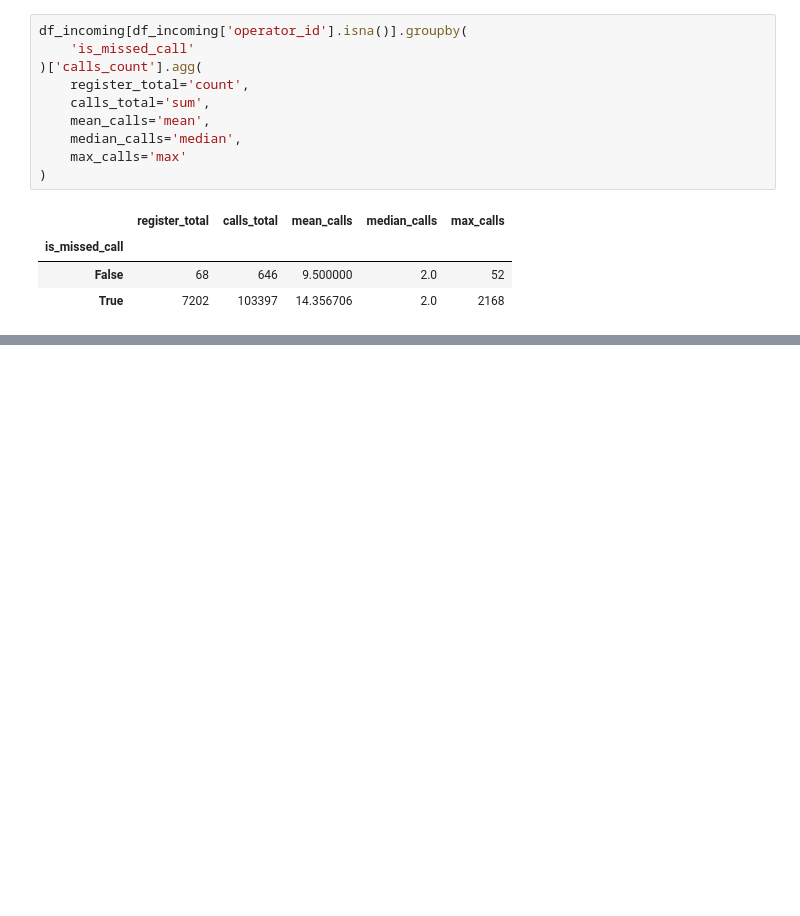
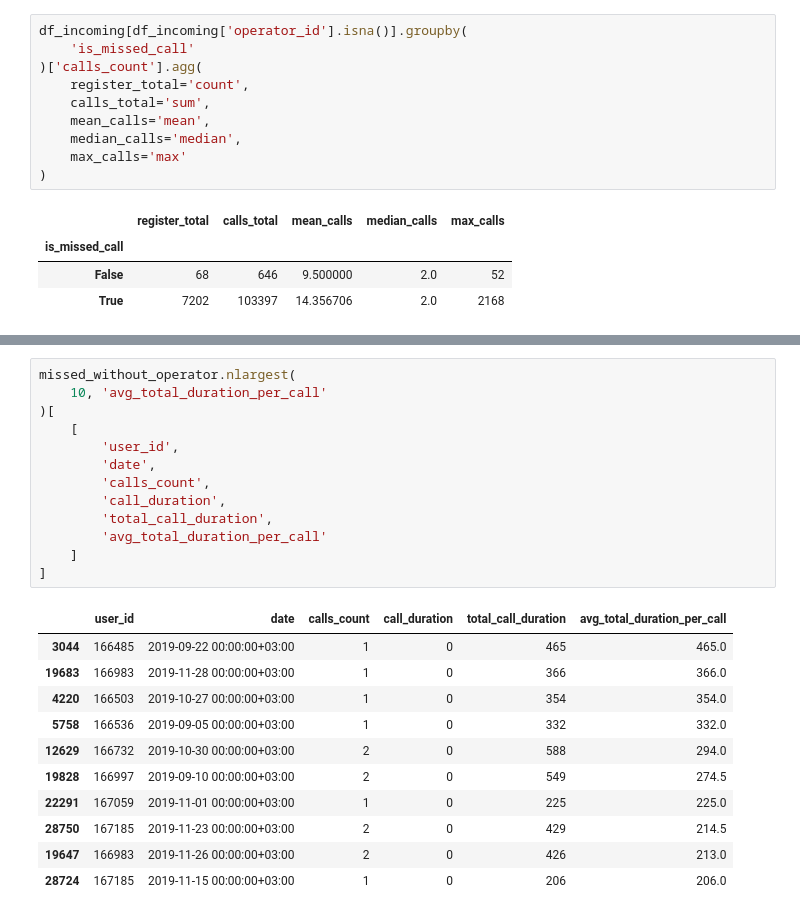
Before and after one commit to thaisCrtn/telecom_CallMeMaybe_analysis, a Jupyter notebook: notebooks/notebook.ipynb, the cells around one changed output, grey strips where cells are left out. Cells and saved outputs as stored; diff of their text form; blank space fills up the shorter version.

```diff
--- a/notebooks/notebook.ipynb
+++ b/notebooks/notebook.ipynb
@@ -815,0 +872,25 @@ Os resultados justificam uma investigação adicional sobre a estrutura dos regi
+# %%
+missed_without_operator.nlargest(
+    10, 'avg_total_duration_per_call'
+)[
+    [
+        'user_id',
+        'date',
+        'calls_count',
+        'call_duration',
+        'total_call_duration',
+        'avg_total_duration_per_call'
+    ]
+]
+# %% [output]
+|  | user_id | date | calls_count | call_duration | total_call_duration | avg_total_duration_per_call |
+| 3044 | 166485 | 2019-09-22 00:00:00+03:00 | 1 | 0 | 465 | 465.0 |
+| 19683 | 166983 | 2019-11-28 00:00:00+03:00 | 1 | 0 | 366 | 366.0 |
+| 4220 | 166503 | 2019-10-27 00:00:00+03:00 | 1 | 0 | 354 | 354.0 |
+| 5758 | 166536 | 2019-09-05 00:00:00+03:00 | 1 | 0 | 332 | 332.0 |
+| 12629 | 166732 | 2019-10-30 00:00:00+03:00 | 2 | 0 | 588 | 294.0 |
+| 19828 | 166997 | 2019-09-10 00:00:00+03:00 | 2 | 0 | 549 | 274.5 |
+| 22291 | 167059 | 2019-11-01 00:00:00+03:00 | 1 | 0 | 225 | 225.0 |
+| 28750 | 167185 | 2019-11-23 00:00:00+03:00 | 2 | 0 | 429 | 214.5 |
+| 19647 | 166983 | 2019-11-26 00:00:00+03:00 | 2 | 0 | 426 | 213.0 |
+| 28724 | 167185 | 2019-11-15 00:00:00+03:00 | 1 | 0 | 206 | 206.0 |
```
Also changed, not shown: parts of 11 cells of this notebook.
